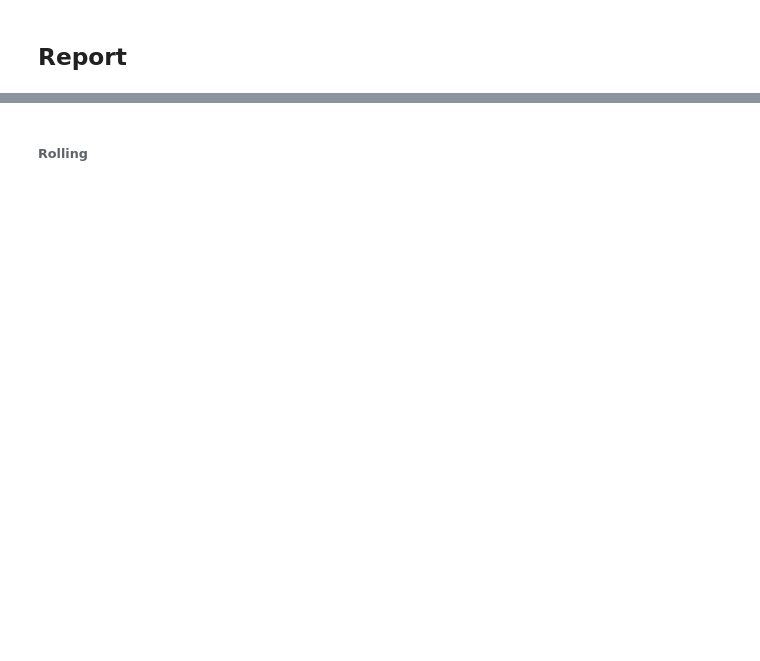
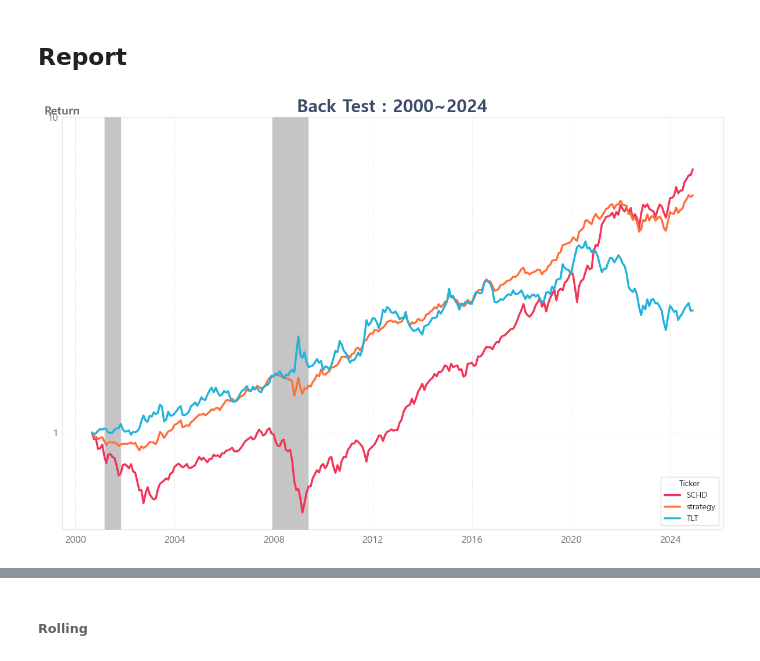
Before and after one commit to sdjhs0327/ws_fn, a Jupyter notebook: strategy/00_02_AWP.ipynb, the cells around one changed output, grey strips where cells are left out. Cells and saved outputs as stored; diff of their text form; code cells hidden in the pictures; blank space fills up the shorter version.

```diff
--- a/strategy/00_02_AWP.ipynb
+++ b/strategy/00_02_AWP.ipynb
@@ -346,31 +346,33 @@ result = allocator.cal_rebalancing(dataset_imputed_m, ratio=ratio, rebalancing='
 # %% [markdown]
 ## Report
 # %%
-# _df = (result/np.array(result)[0])[['SCHD', 'strategy', 'TLT']].reset_index()
-# _df = _df.melt(id_vars='Date', value_vars=_df.columns, var_name='Ticker', value_name='Value')
+_df = (result/np.array(result)[0])[['SCHD', 'strategy', 'TLT']].reset_index()
+_df = _df.melt(id_vars='Date', value_vars=_df.columns, var_name='Ticker', value_name='Value')
 
-# plt.figure(figsize=figsize)
-# colors = [color_norm, color_sub, color_cont]
-# lineplot = sns.lineplot(data=_df, x='Date', y='Value', hue='Ticker', palette=colors, linestyle='-', linewidth=2.5)
-# plt.title(f"Back Test : {dataset_imputed.index[0].year}~{dataset_imputed.index[-1].year}", fontsize=22, fontweight="bold", color=color_basic)
-# plt.ylabel("Return", fontsize=14, labelpad=-40, fontweight="bold", color=color_around, loc="top", rotation=0)
-# plt.xlabel("")
-# plt.yscale('log')
-# plt.xticks(fontsize=12, color=color_around)
-# plt.yticks([1, 10], ['1', '10'], fontsize=12, color=color_around)
+plt.figure(figsize=figsize)
+colors = [color_norm, color_sub, color_cont]
+lineplot = sns.lineplot(data=_df, x='Date', y='Value', hue='Ticker', palette=colors, linestyle='-', linewidth=2.5)
+plt.title(f"Back Test : {dataset_imputed.index[0].year}~{dataset_imputed.index[-1].year}", fontsize=22, fontweight="bold", color=color_basic)
+plt.ylabel("Return", fontsize=14, labelpad=-40, fontweight="bold", color=color_around, loc="top", rotation=0)
+plt.xlabel("")
+plt.yscale('log')
+plt.xticks(fontsize=12, color=color_around)
+plt.yticks([1, 10], ['1', '10'], fontsize=12, color=color_around)
 
-# plt.axvspan('2001-03-02', '2001-11-02', facecolor='gray', alpha=0.45)
-# plt.axvspan('2007-12-04', '2009-06-01', facecolor='gray', alpha=0.45)
+plt.axvspan('2001-03-02', '2001-11-02', facecolor='gray', alpha=0.45)
+plt.axvspan('2007-12-04', '2009-06-01', facecolor='gray', alpha=0.45)
 
-# # 눈금과 축 간격 줄이기
-# plt.gca().tick_params(axis="y", pad=1)  # Y축 눈금 패딩 조정
+# 눈금과 축 간격 줄이기
+plt.gca().tick_params(axis="y", pad=1)  # Y축 눈금 패딩 조정
 
-# # 그리드 추가
-# plt.grid(color=color_around2, linestyle="--", linewidth=0.7, alpha=0.7)
+# 그리드 추가
+plt.grid(color=color_around2, linestyle="--", linewidth=0.7, alpha=0.7)
 
-# # 그래프 표시
-# plt.tight_layout()
-# plt.show()
+# 그래프 표시
+plt.tight_layout()
+plt.show()
+# %% [output]
+[figure, added]
 # %%
 ## 연수익률
 anal_funcs.get_YTD_report(result, 'g')
```
Also changed, not shown: parts of 12 cells of this notebook.
